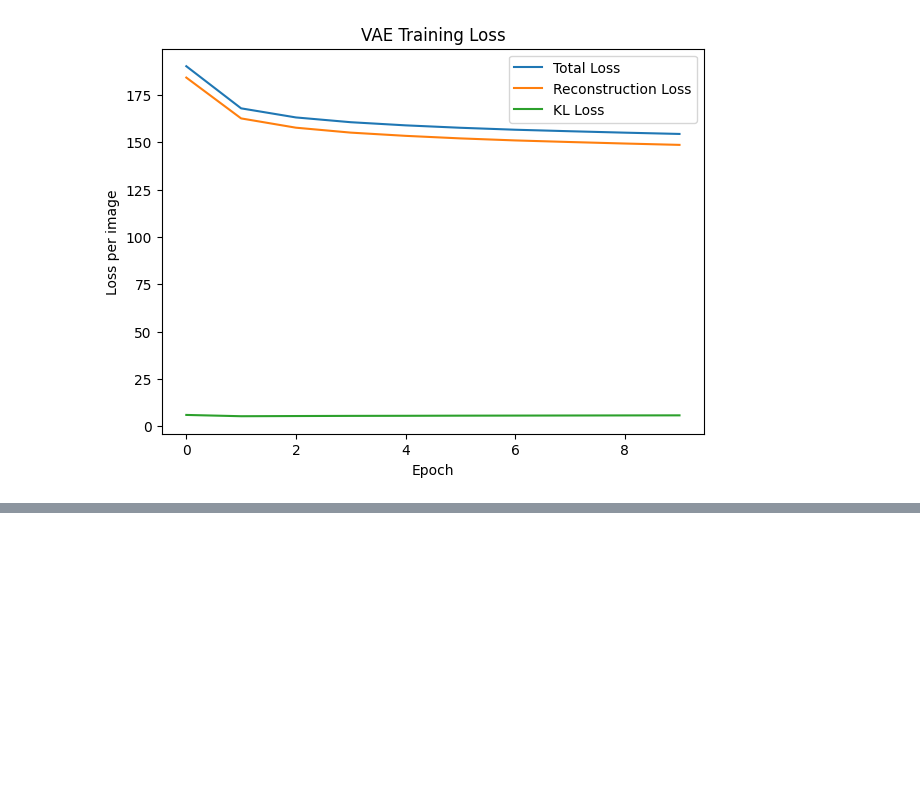
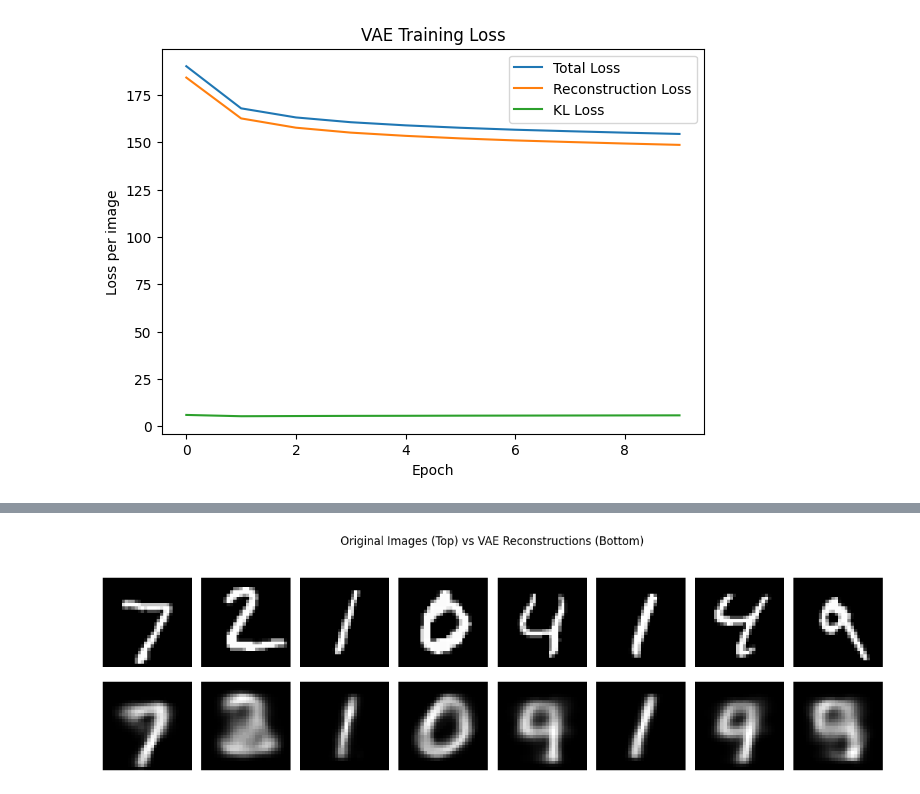
Before and after one commit to Zeeba1705/atml_PA0, a Jupyter notebook: Task4_VAE.ipynb, the cells around one changed output, grey strips where cells are left out. Cells and saved outputs as stored; diff of their text form; code cells hidden in the pictures; blank space fills up the shorter version.

```diff
--- a/Task4_VAE.ipynb
+++ b/Task4_VAE.ipynb
@@ -207,0 +247,30 @@ plt.show()
+# %%
+model.eval()
+
+images, labels = next(iter(test_loader))
+images= images.to(device)
+
+with torch.no_grad():
+    recon, mu, logvar = model(images)
+
+recon= recon.view(-1, 1, 28, 28)
+# %%
+num_images = 8
+
+plt.figure(figsize=(12, 4))
+
+for i in range(num_images):
+
+    plt.subplot(2, num_images, i + 1)
+    plt.imshow(images[i].cpu().squeeze(), cmap="gray")
+    plt.axis("off")
+
+    plt.subplot(2, num_images, num_images + i + 1)
+    plt.imshow(recon[i].cpu().squeeze(), cmap="gray")
+    plt.axis("off")
+
+plt.suptitle("Original Images (Top) vs VAE Reconstructions (Bottom)")
+plt.tight_layout()
+plt.show()
+# %% [output]
+[figure, added]
```
Also changed, not shown: parts of 5 cells of this notebook.
